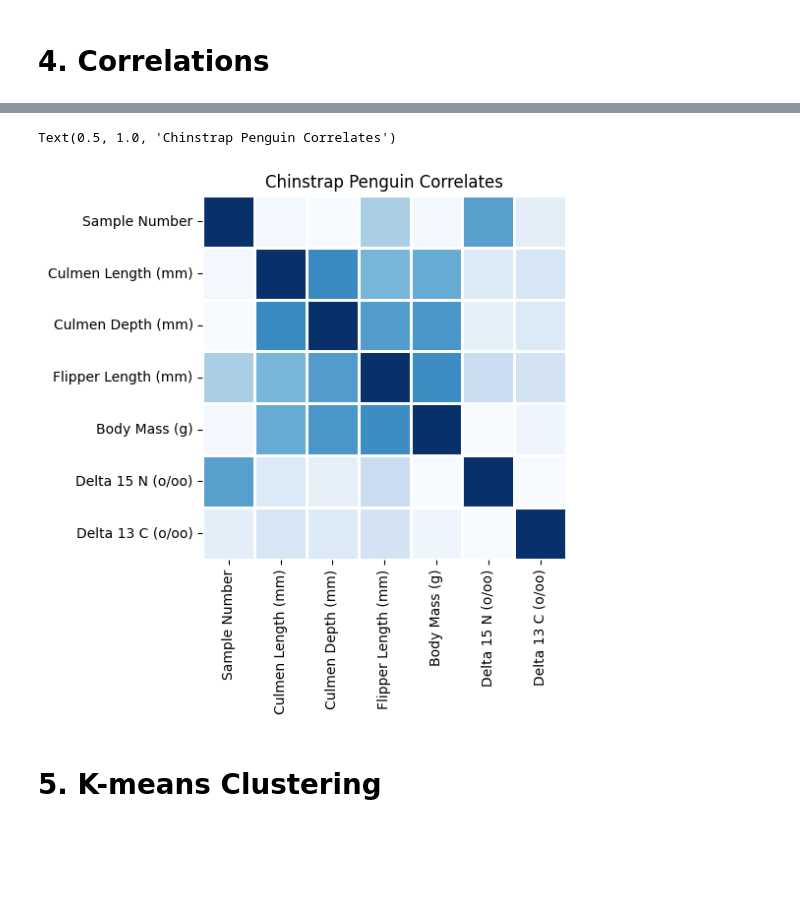
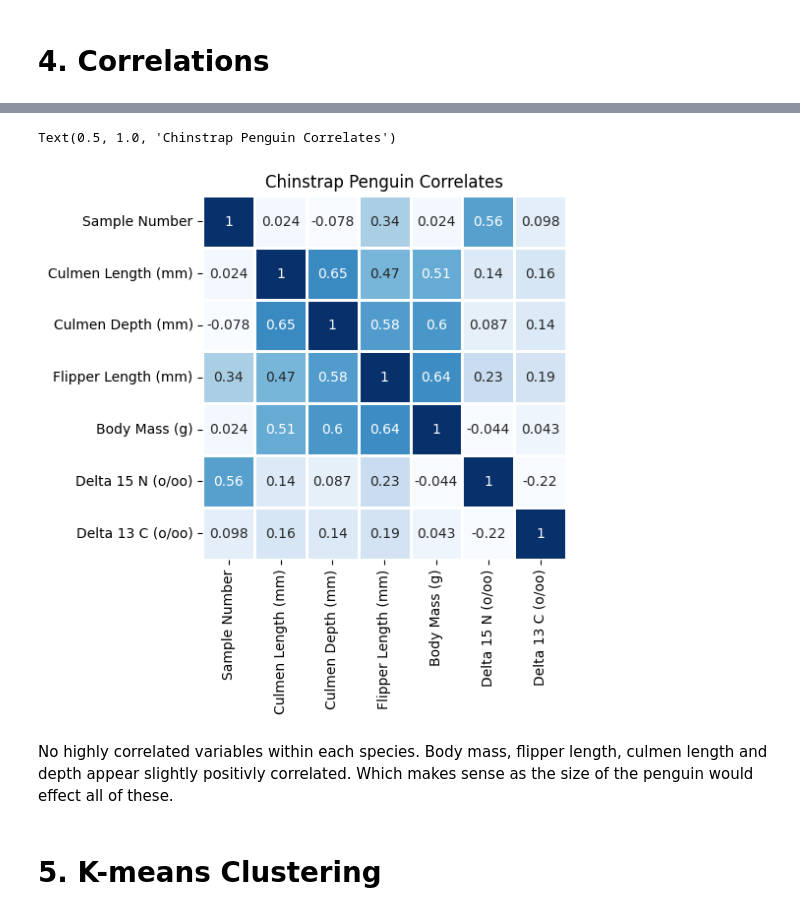
Before and after one commit to benisrael29/DATA2001, a Jupyter notebook: main/assingments/A1/A1.ipynb, the cells around one changed output, grey strips where cells are left out. Cells and saved outputs as stored; diff of their text form; code cells hidden in the pictures; blank space fills up the shorter version.

```diff
--- a/main/assingments/A1/A1.ipynb
+++ b/main/assingments/A1/A1.ipynb
@@ -455,10 +472,13 @@ Text(0.5, 1.0, 'Chinstrap Penguin Correlates')
 # %%
+# Correlate and plot
 corr = chinstrap.corr()
-ax = sns.heatmap(corr, cbar=0, linewidths=2,vmax=1, vmin=0, square=True, cmap='Blues')
+ax = sns.heatmap(corr, cbar=0, linewidths=2,vmax=1, vmin=0, annot=True, square=True, cmap='Blues')
 ax.set_title("Chinstrap Penguin Correlates")
 # %% [output]
 Text(0.5, 1.0, 'Chinstrap Penguin Correlates')
-[figure, old version]
+[figure, new version]
+# %% [markdown]
+No highly correlated variables within each species. Body mass, flipper length, culmen length and depth appear slightly positivly correlated. Which makes sense as the size of the penguin would effect all of these.
 # %% [markdown]
 # 5. K-means Clustering
 # %% [markdown]
```
Also changed, not shown: parts of 13 cells of this notebook.
